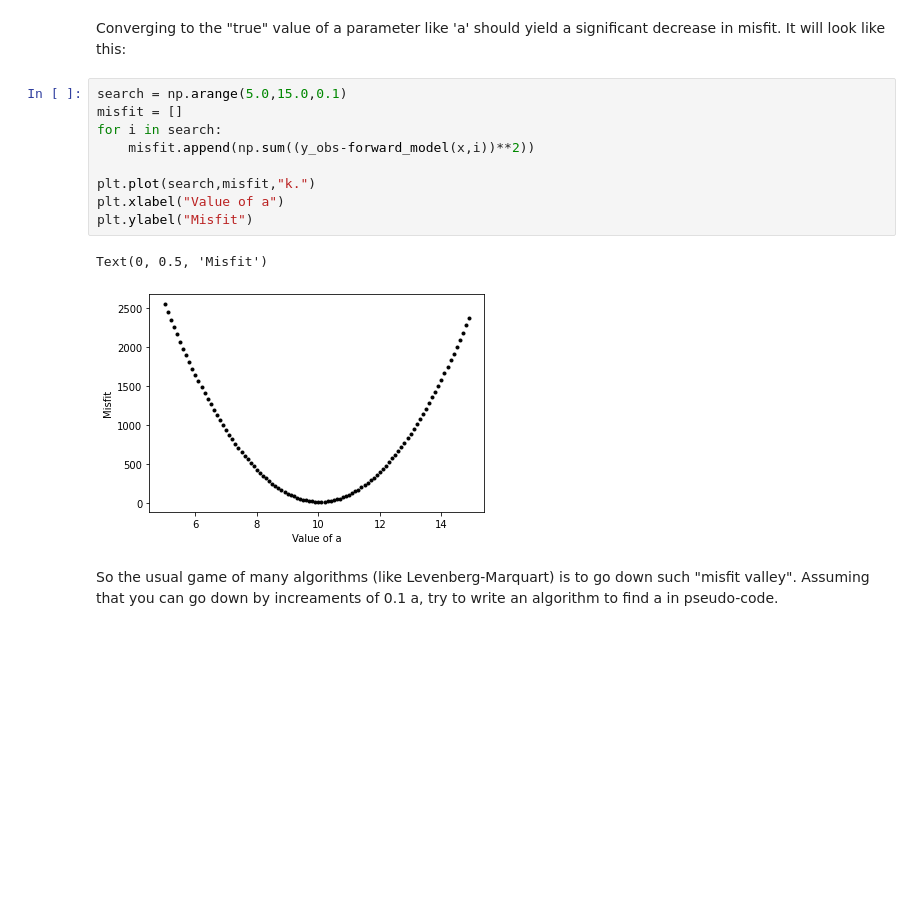
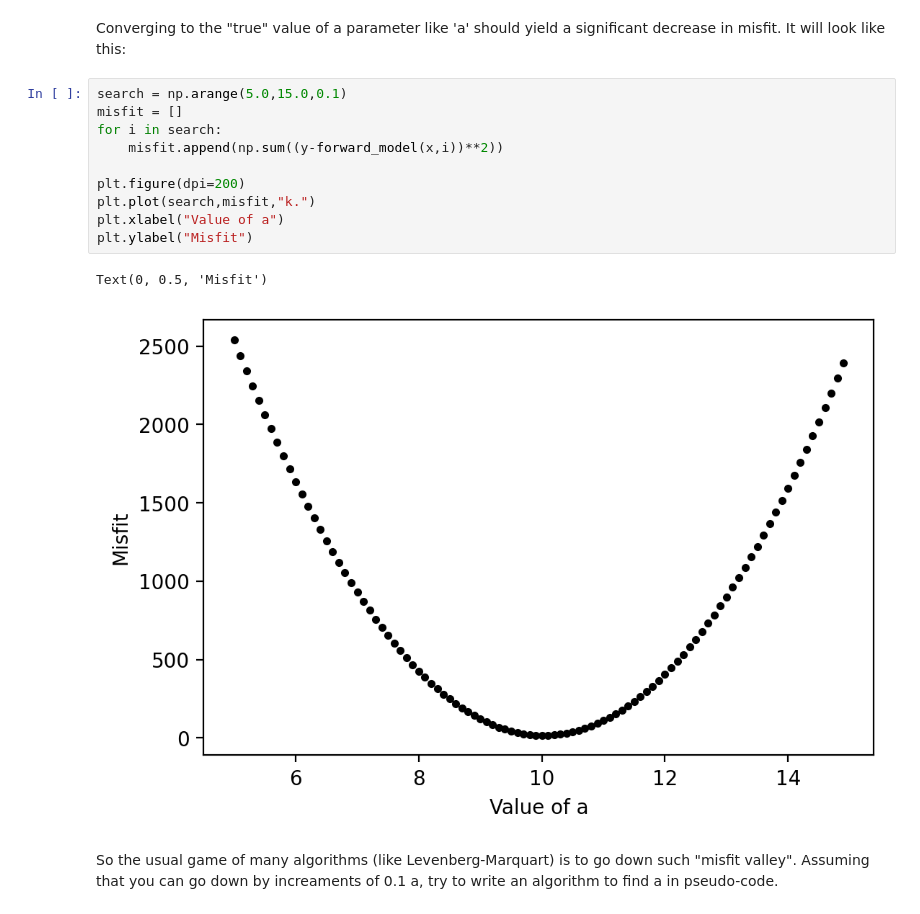
Before and after one commit to charlesll/ModelisationGeochimie, a Jupyter notebook: 06_ExtraWalk.ipynb, the cells around one changed output. Drawn from its saved outputs; the diff is of its cells as text; blank space fills up the shorter version.

```diff
--- a/06_ExtraWalk.ipynb
+++ b/06_ExtraWalk.ipynb
@@ -29,15 +29,16 @@ Converging to the "true" value of a parameter like 'a' should yield a significan
 # %%
 search = np.arange(5.0,15.0,0.1)
 misfit = []
 for i in search:
-    misfit.append(np.sum((y_obs-forward_model(x,i))**2))
+    misfit.append(np.sum((y-forward_model(x,i))**2))
 
+plt.figure(dpi=200)
 plt.plot(search,misfit,"k.")
 plt.xlabel("Value of a")
 plt.ylabel("Misfit")
 # %% [output]
 Text(0, 0.5, 'Misfit')
-[figure, old version]
+[figure, new version]
 # %% [markdown]
 So the usual game of many algorithms (like Levenberg-Marquart) is to go down such "misfit valley". Assuming that you can go down by increaments of 0.1 a, try to write an algorithm to find a in pseudo-code.
 # %%
```
Also changed, not shown: parts of 1 cell of this notebook, 3 other files.
